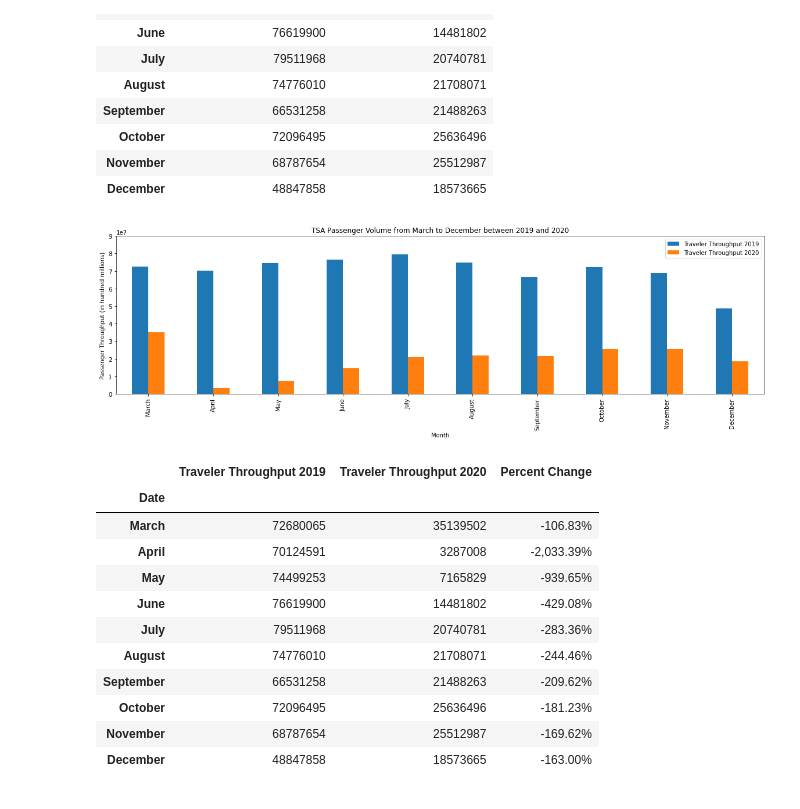
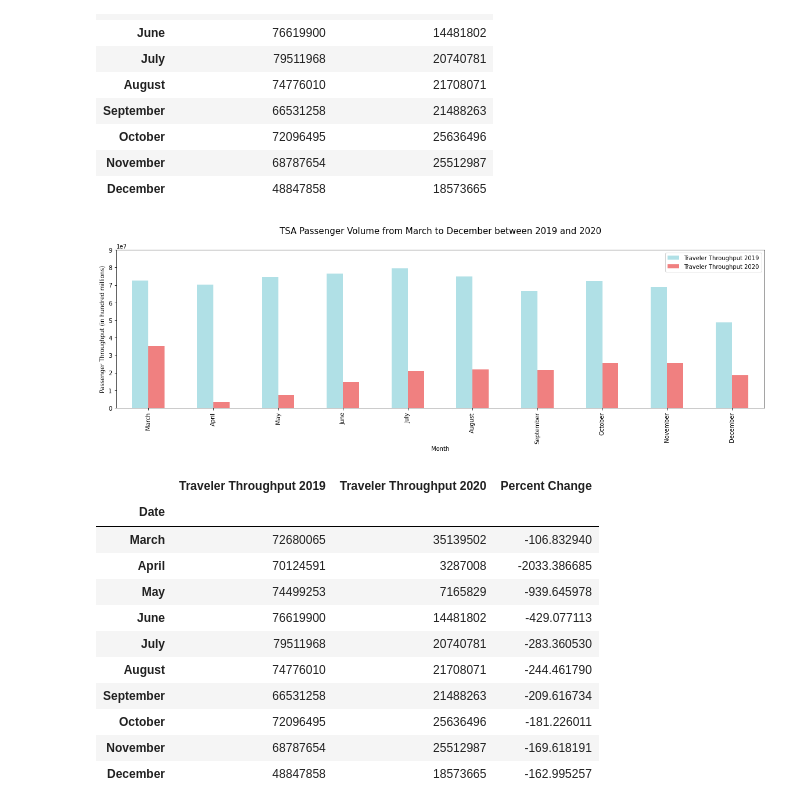
Before and after one commit to llhabers/Covid-19_Impact_on_the_US_Airline_Industry, a Jupyter notebook: jini/TSA_Traveler_Throughput.ipynb, the cells around one changed output. Saved outputs shown, nothing was run; the diff lists cells and outputs as text; code cells hidden in the pictures.

```diff
--- a/jini/TSA_Traveler_Throughput.ipynb
+++ b/jini/TSA_Traveler_Throughput.ipynb
@@ -158,38 +156,34 @@ tsa_groupedby_month
 | December | 48847858 | 18573665 |
 # %%
 #Create a bar plot displaying the passenger volume between 2019 and 2020
-
-# Pandas can plot multiple columns if the DataFrame includes them
-multi_plot = tsa_groupedby_month.plot(kind="bar", figsize=(20,5))
+colors = ["powderblue", "lightcoral"]
+multi_plot = tsa_groupedby_month.plot(kind="bar", figsize=(20,5), color=colors)
 plt.ylim(0,90000000)
 
 #Label the axis
-plt.title("TSA Passenger Volume from March to December between 2019 and 2020")
+plt.title("TSA Passenger Volume from March to December between 2019 and 2020", fontsize=15, y=1.08)
 plt.xlabel("Month")
 plt.ylabel("Passenger Throughput (in hundred millions)")
 
+plt.savefig("../output_data/TSA Passenger Volume Across All Months.png")
 plt.show()
-# plt.tight_layout()
 # %% [output]
-[figure, old version]
+[figure, new version]
 # %%
 #Create a new column that calculated the percent change in the new groupedby df
-tsa_groupedby_month["Percent Change"] = (tsa_groupedby_month["Traveler Throughput 2020"] - tsa_groupedby_month["Traveler Throughput 2019"]) / tsa_groupedby_month["Traveler Throughput 2020"]
-
-#Format the results to percentage
-tsa_groupedby_month["Percent Change"] = tsa_groupedby_month["Percent Change"].map("{:,.2%}".format)
+tsa_groupedby_month["Percent Change"] = (tsa_groupedby_month["Traveler Throughput 2020"] - tsa_groupedby_month["Traveler Throughput 2019"]) / tsa_groupedby_month["Traveler Throughput 2020"] * 100
 
 tsa_groupedby_month
 # %% [output]
 |  | Traveler Throughput 2019 | Traveler Throughput 2020 | Percent Change |
 | Date |  |  |  |
-| March | 72680065 | 35139502 | -106.83% |
-| April | 70124591 | 3287008 | -2,033.39% |
-| May | 74499253 | 7165829 | -939.65% |
-| June | 76619900 | 14481802 | -429.08% |
-| July | 79511968 | 20740781 | -283.36% |
-| August | 74776010 | 21708071 | -244.46% |
-| September | 66531258 | 21488263 | -209.62% |
-| October | 72096495 | 25636496 | -181.23% |
-| November | 68787654 | 25512987 | -169.62% |
-| December | 48847858 | 18573665 | -163.00% |
+| March | 72680065 | 35139502 | -106.832940 |
+| April | 70124591 | 3287008 | -2033.386685 |
+| May | 74499253 | 7165829 | -939.645978 |
+| June | 76619900 | 14481802 | -429.077113 |
+| July | 79511968 | 20740781 | -283.360530 |
+| August | 74776010 | 21708071 | -244.461790 |
+| September | 66531258 | 21488263 | -209.616734 |
+| October | 72096495 | 25636496 | -181.226011 |
+| November | 68787654 | 25512987 | -169.618191 |
+| December | 48847858 | 18573665 | -162.995257 |
```
Also changed, not shown: parts of 7 cells of this notebook, 4 other files.
